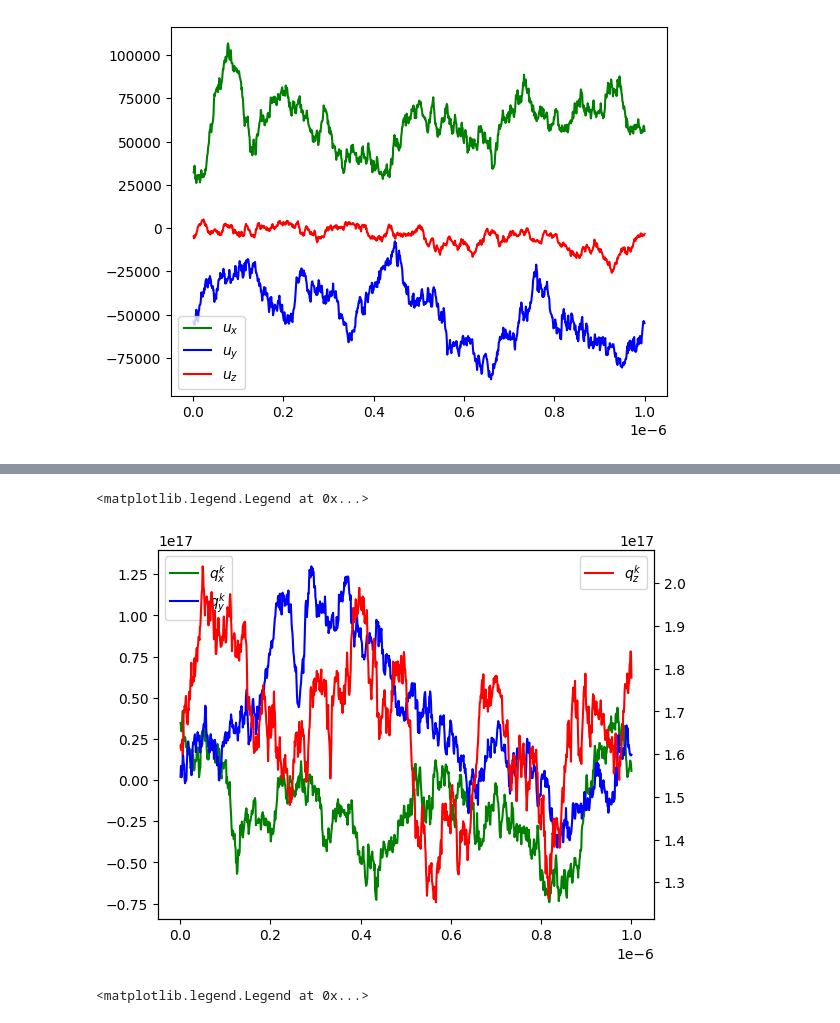
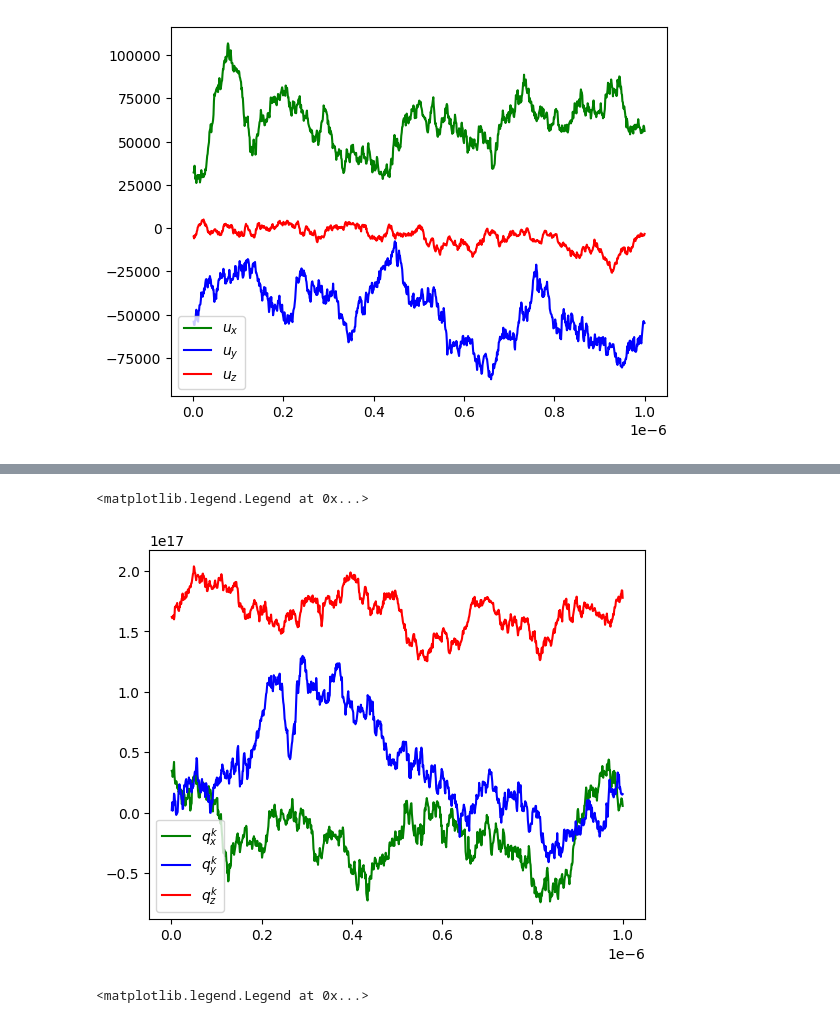
Before and after one commit to hy-wu/emc, a Jupyter notebook: c_out/data_pure_cpp_equ.ipynb, the cells around one changed output, grey strips where cells are left out. Drawn from its saved outputs; the diff is of its cells as text; code cells hidden in the pictures.

```diff
--- a/c_out/data_pure_cpp_equ.ipynb
+++ b/c_out/data_pure_cpp_equ.ipynb
@@ -92,14 +94,15 @@ ax2.legend(loc='upper right', framealpha=0.8)
 # %%
 fig, ax1 = plt.subplots()
 ax1.plot(mean.index, mean['qk_x'], 'g', label='$q^k_x$')
 ax1.plot(mean.index, mean['qk_y'], 'b', label='$q^k_y$')
-ax2 = ax1.twinx()
-ax2.plot(mean.index, mean['qk_z'], 'r', label='$q^k_z$')
-ax1.legend(loc='upper left')
-ax2.legend(loc='upper right')
+# ax2 = ax1.twinx()
+ax1.plot(mean.index, mean['qk_z'], 'r', label='$q^k_z$')
+# ax1.legend(loc='upper left')
+# ax2.legend(loc='upper right')
+ax1.legend()
 # %% [output]
 <matplotlib.legend.Legend at 0x...>
-[figure, old version]
+[figure, new version]
 # %%
 Ts = pd.read_csv('particle_records_Ts_equ.csv', header=None)
 fig, ax1 = plt.subplots()
```
Also changed, not shown: parts of 2 cells of this notebook, 6 other files.
